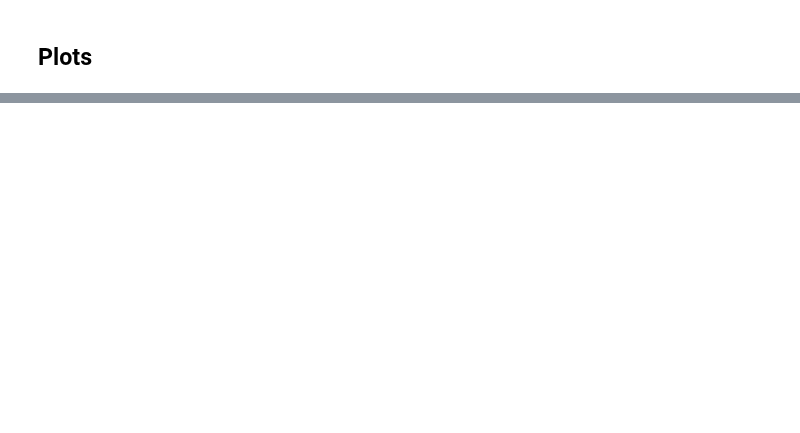
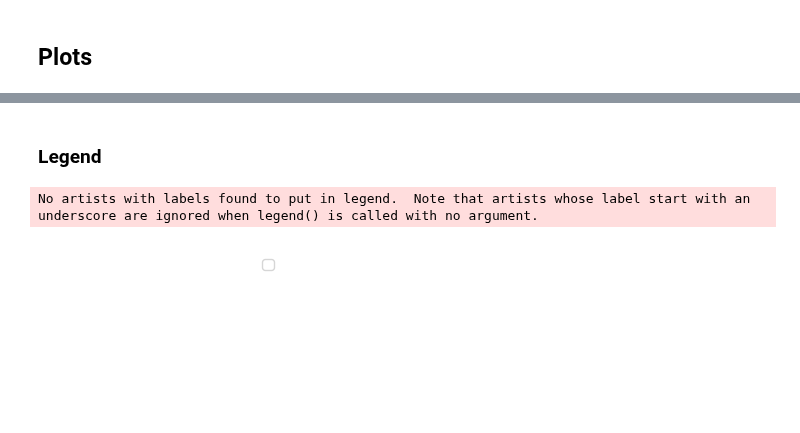
Before and after one commit to C-Achard/cellseg3d-figures, a Jupyter notebook: book/fig2-c-d-splits/splits_benchmark.ipynb, the cells around one changed output, grey strips where cells are left out. Drawn from its saved outputs; the diff is of its cells as text; code cells hidden in the pictures; blank space fills up the shorter version.

```diff
--- a/book/fig2-c-d-splits/splits_benchmark.ipynb
+++ b/book/fig2-c-d-splits/splits_benchmark.ipynb
@@ -397,0 +338,11 @@ if SAVE_PLOTS_AS_SVG:
+# %% [markdown]
+### Legend
+# %%
+fig_leg = plt.figure(figsize=(3, 2))
+ax_leg = fig_leg.add_subplot(111)
+ax_leg.legend(handles=legend.legend_handles, labels=[text.get_text() for text in legend.texts])
+ax_leg.axis('off')
+plt.show()
+# %% [output]
+No artists with labels found to put in legend.  Note that artists whose label start with an underscore are ignored when legend() is called with no argument.
+[figure, added]
```
Also changed, not shown: parts of 19 cells of this notebook, 4 other files.
